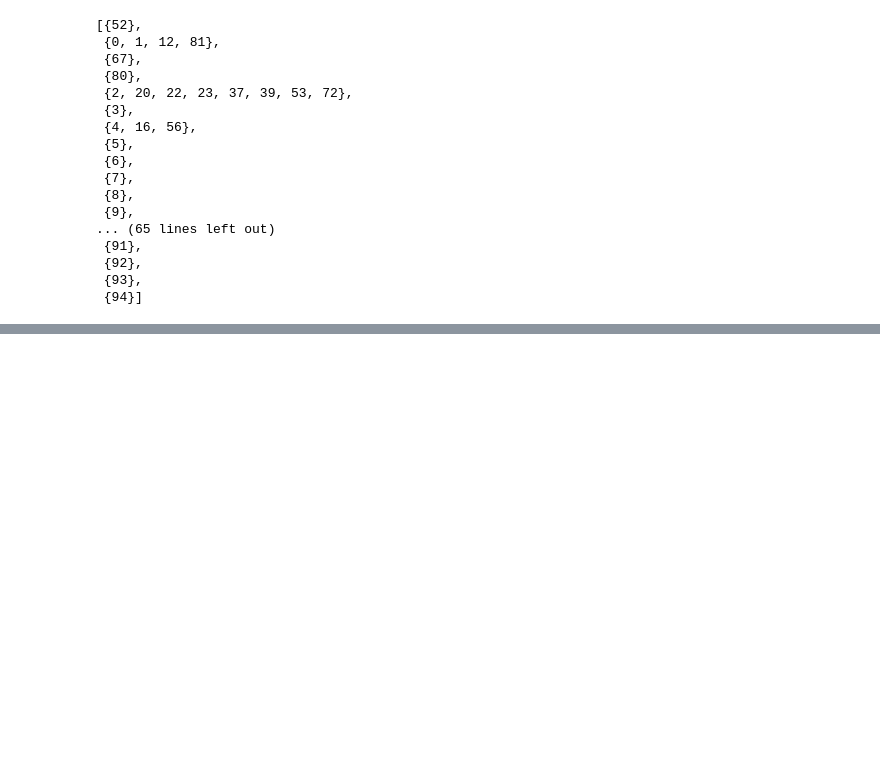
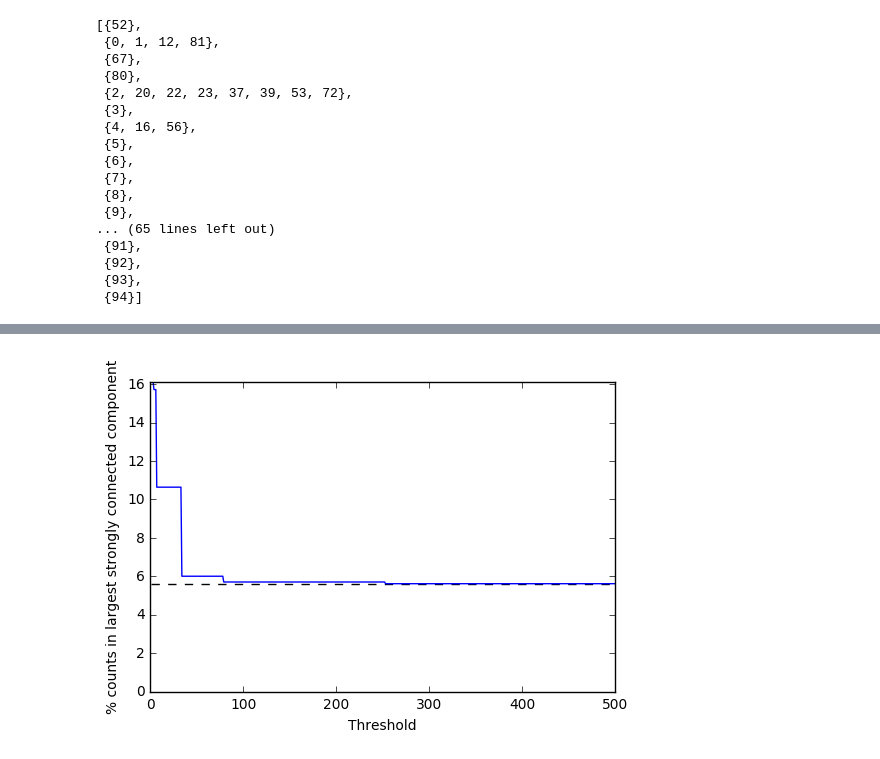
Before and after one commit to maxentile/msm-learn, a Jupyter notebook: notebooks/Diagnosing ergodicity.ipynb, the cells around one changed output, grey strips where cells are left out. Saved outputs shown, nothing was run; the diff lists cells and outputs as text; code cells hidden in the pictures; blank space fills up the shorter version.

```diff
--- a/notebooks/Diagnosing ergodicity.ipynb
+++ b/notebooks/Diagnosing ergodicity.ipynb
@@ -181,0 +259,4 @@ graph = nx.DiGraph(c_m > 10)
+# %%
+plot_cc_size_as_fxn_of_threshold(c_m)
+# %% [output]
+[figure, added]
```
Also changed, not shown: parts of 8 cells of this notebook.
